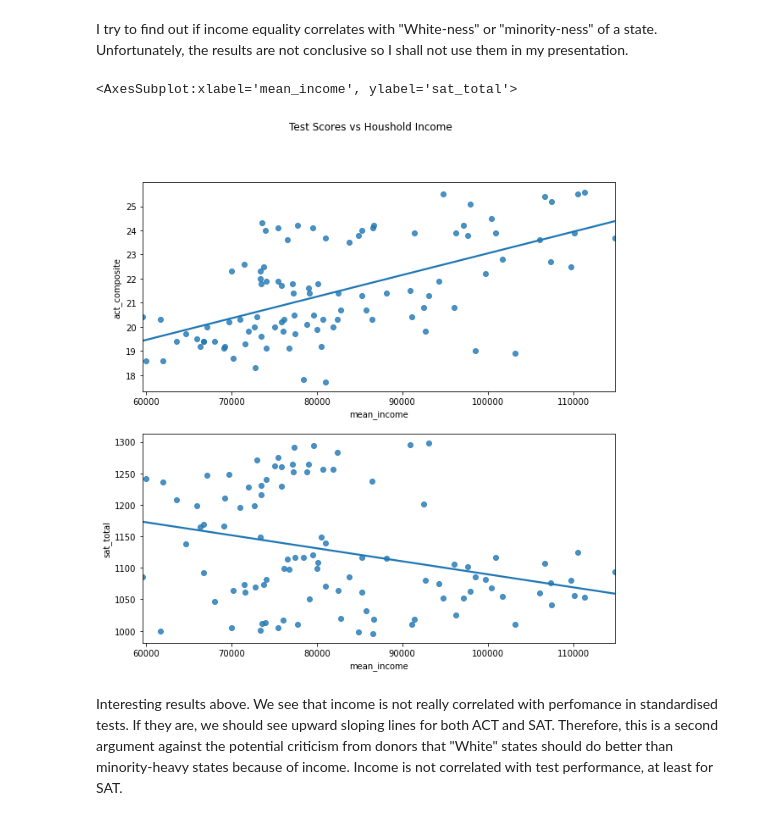
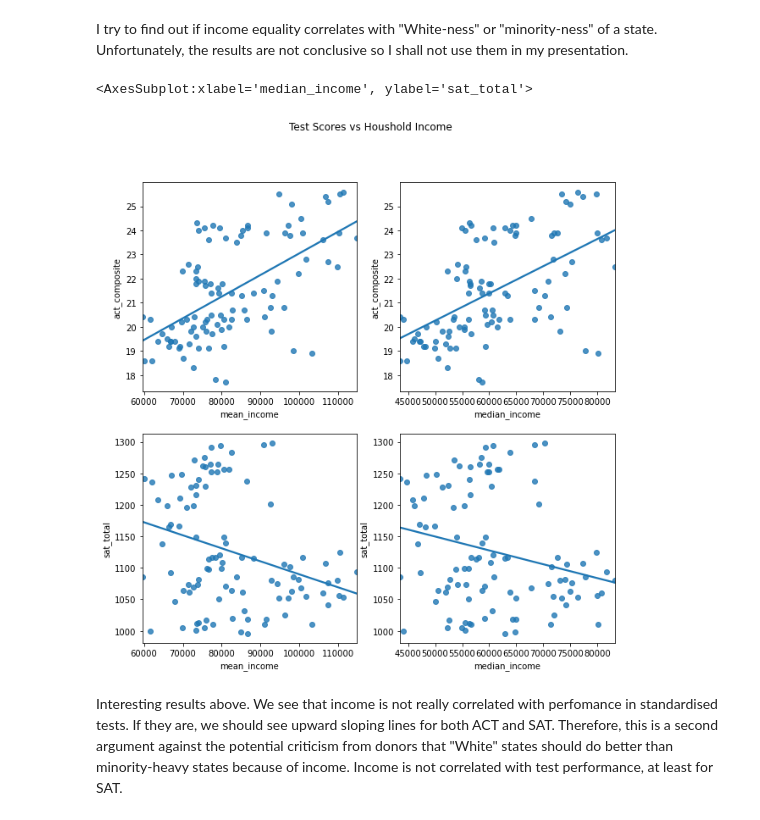
Before and after one commit to ngwtl/DSI-SG-24-projects, a Jupyter notebook: project_1/code/ethan-project1-code.ipynb, the cells around one changed output. Drawn from its saved outputs; the diff is of its cells as text; code cells hidden in the pictures.

```diff
--- a/project_1/code/ethan-project1-code.ipynb
+++ b/project_1/code/ethan-project1-code.ipynb
@@ -2263,17 +2263,19 @@ for i, axes in zip(x_variables, axes.flat):
 I try to find out if income equality correlates with "White-ness" or "minority-ness" of a state.
 Unfortunately, the results are not conclusive so I shall not use them in my presentation.
 # %%
-fig, axes = plt.subplots(nrows=2, ncols=1, figsize=(10, 10))
+fig, axes = plt.subplots(nrows=2, ncols=2, figsize=(10, 10))
 
 fig.suptitle('Test Scores vs Houshold Income')
 
-sns.regplot(ax=axes[0], data=master_df, x='mean_income', y='act_composite', ci=None)
+sns.regplot(ax=axes[0,0], data=master_df, x='mean_income', y='act_composite', ci=None)
+sns.regplot(ax=axes[0,1], data=master_df, x='median_income', y='act_composite', ci=None)
 # sns.regplot(ax=axes[0, 1], data=master_df, x='gini', y='act_composite', ci=None)
-sns.regplot(ax=axes[1], data=master_df, x='mean_income', y='sat_total', ci=None)
+sns.regplot(ax=axes[1,0], data=master_df, x='mean_income', y='sat_total', ci=None)
+sns.regplot(ax=axes[1,1], data=master_df, x='median_income', y='sat_total', ci=None)
 # sns.regplot(ax=axes[1, 1], data=master_df, x='gini', y='sat_total', ci=None)
 # %% [output]
-<AxesSubplot:xlabel='mean_income', ylabel='sat_total'>
+<AxesSubplot:xlabel='median_income', ylabel='sat_total'>
-[figure, old version]
+[figure, new version]
 # %% [markdown]
 Interesting results above. We see that income is not really correlated with perfomance in standardised tests. If they are, we should see upward sloping lines for both ACT and SAT.
 Therefore, this is a second argument against the potential criticism from donors that "White" states should do better than minority-heavy states because of income. Income is not correlated with test performance, at least for SAT.
```
Also changed, not shown: parts of 1 cell of this notebook, 6 other files.
